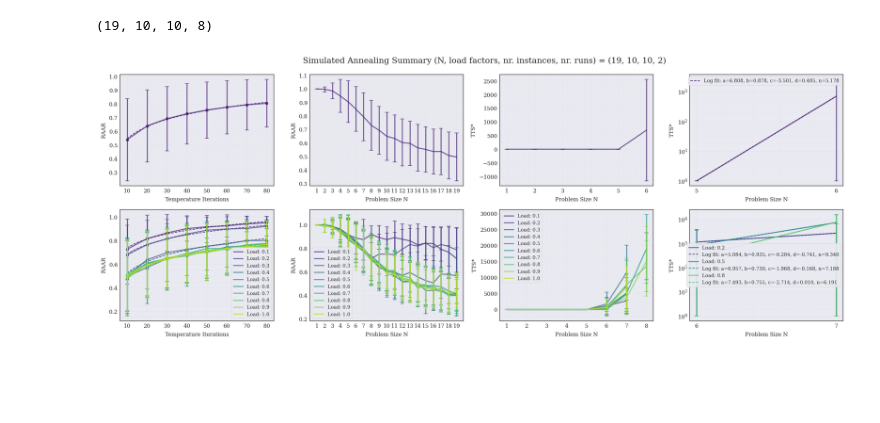
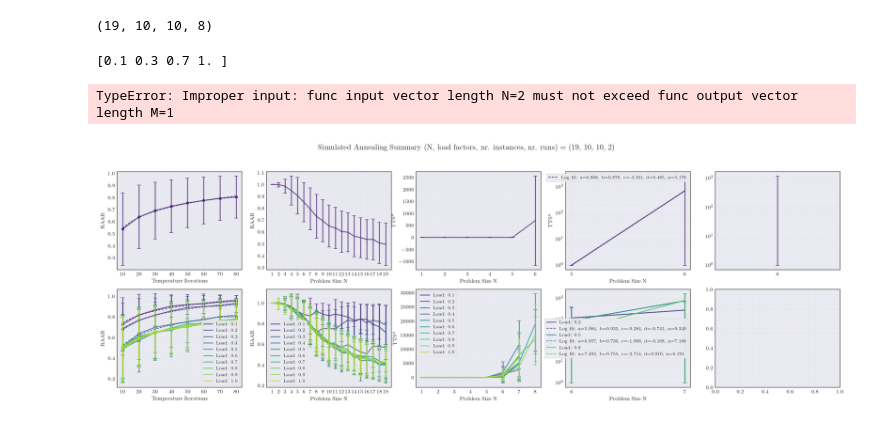
Before and after one commit to DerEinverleiber/UCP-PaperV2, a Jupyter notebook: cl_optimizer_plots.ipynb, the cells around one changed output. Saved outputs shown, nothing was run; the diff lists cells and outputs as text; code cells hidden in the pictures; blank space fills up the shorter version.

Commit message:
feat(cl plots): add additional logplots with fitted lines

```diff
--- a/cl_optimizer_plots.ipynb
+++ b/cl_optimizer_plots.ipynb
@@ -10,8 +10,8 @@ The autoreload extension is already loaded. To reload it, use:
   %reload_ext autoreload
 # %%
 # Parameters
-results_path = 'data/simulated_annealing/summary_2026-04-21_15-16-36.npy'
-brute_force_data_directory = './data/brute_force/first_run' # use same as in cl_optimizer_experiments
+results_path = 'data/simulated_annealing/summary_2026-04-20_01-38-38.npy'
+brute_force_data_directory = './data/brute_force/test/test' # use same as in cl_optimizer_experiments
 # %%
 import numpy as np
 
@@ -100,7 +100,7 @@ styling.set_my_style(use_latex=True)
 palette = sns.color_palette("viridis", len(load_factors))
 
 
-fig, ax = styling.subplots(2, 4, figsize=(16, 6))
+fig, ax = styling.subplots(2, 5, figsize=(20, 6))
 
 fig.suptitle(f'Simulated Annealing Summary (N, load factors, nr. instances, nr. runs) = {loss_tensor.shape[0], loss_tensor.shape[1], loss_tensor.shape[2], loss_tensor.shape[3]}')
 
@@ -135,34 +135,59 @@ plot_per_load_factor(
 plot_per_load_factor(
     ax=ax[1, 2],
     xs=problem_sizes,
     means=avg_min_tts_per_load_factor.T,
     stds=std_min_tts_per_load_factor.T,
     load_factors=load_factors,
     labels=("TTS*", 'Problem Size N'),
     palette=palette,
     set_xticks=True,
 )
 log_plot_per_load_factor_with_fits(
     ax=ax[1, 3],
     xs=problem_sizes[first_min_tts_greater_zero_index_per_load_factor:],
     means=avg_min_tts_per_load_factor.T[1::3, first_min_tts_greater_zero_index_per_load_factor:],
     stds=std_min_tts_per_load_factor.T[1::3, first_min_tts_greater_zero_index_per_load_factor:],
     load_factors=load_factors[1::3],
     labels=("TTS*", 'Problem Size N'),
     palette=palette[1::3],
     set_xticks=True,
 )
 
+indices = [0, 2, 6, 9]
+print(load_factors[indices])
+log_plot_per_load_factor_with_fits(
+    ax=ax[0, 4],
+    xs=problem_sizes[first_min_tts_greater_zero_index_per_load_factor:],
+    means=avg_min_tts_per_load_factor.T[indices, first_min_tts_greater_zero_index_per_load_factor:],
+    stds=std_min_tts_per_load_factor.T[indices, first_min_tts_greater_zero_index_per_load_factor:],
+    load_factors=load_factors[indices],
+    labels=("TTS*", 'Problem Size N'),
+    palette=np.array(palette)[indices],
+    set_xticks=True,
+)
+log_plot_per_load_factor_with_fits(
+    ax=ax[1, 4],
+    xs=problem_sizes[first_min_tts_greater_zero_index_per_load_factor:],
+    means=avg_min_tts_per_load_factor.T[:, first_min_tts_greater_zero_index_per_load_factor:],
+    stds=std_min_tts_per_load_factor.T[:, first_min_tts_greater_zero_index_per_load_factor:],
+    load_factors=load_factors,
+    labels=("TTS*", 'Problem Size N'),
+    palette=palette,
+    set_xticks=True,
+)
+
 plt.tight_layout()
 
 dir_name = datetime.now().strftime("%Y%m%d-%H%M%S")
 file_path = f'./plots/simulated_annealing/{dir_name}/summary.pdf'
 save_dir = Path(f'./plots/simulated_annealing/{dir_name}')
 save_dir.mkdir(parents=True, exist_ok=True)
 
 plt.savefig(file_path)
 # %% [output]
+[0.1 0.3 0.7 1. ]
+TypeError: Improper input: func input vector length N=2 must not exceed func output vector length M=1
-[figure, old version]
+[figure, new version]
 # %%
 print(f"Saved summary plot to: {file_path}")
 # %% [output]
```
Also changed, not shown: parts of 2 cells of this notebook.
